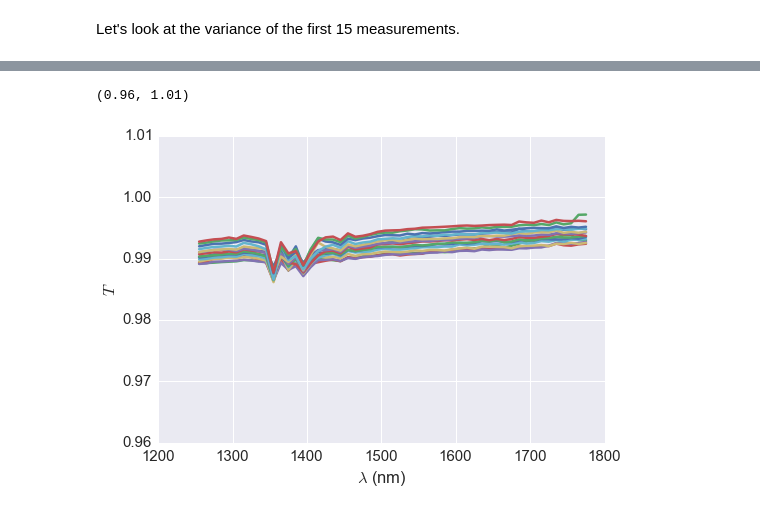
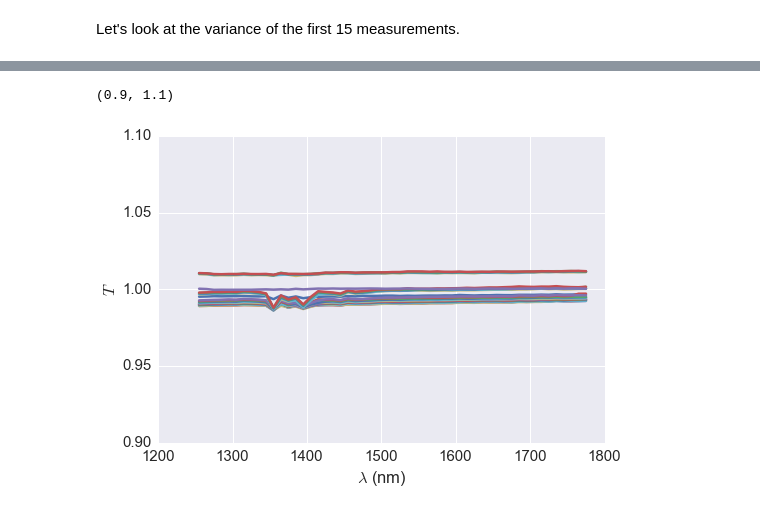
Before and after one commit to Echelle/AO_bonding_paper, a Jupyter notebook: notebooks/SiGaps_14-data2015.ipynb, the cells around one changed output, grey strips where cells are left out. Drawn from its saved outputs; the diff is of its cells as text; code cells hidden in the pictures.

```diff
--- a/notebooks/SiGaps_14-data2015.ipynb
+++ b/notebooks/SiGaps_14-data2015.ipynb
@@ -78,0 +68,5 @@ df.head()
+# %%
+nrows = 53
+df = pd.read_csv('../data/cln_20150206_cary5000.csv')
+df.set_index('wavelength', inplace=True)
+df.head()
@@ -89,3 +91,6 @@ One of the columns, 'empty_4_2' was cancelled mid-way-through.  Let's simply del
 del df['empty_4_2']
 # %% [markdown]
 Let's look at the variance of the first 15 measurements.
+# %%
+empty_cols = [col_name[0:5] == 'empty' for col_name in df.columns.values]
+df[df.columns[empty_cols]].head()
@@ -92,10 +105,10 @@ Let's look at the variance of the first 15 measurements.
 # %%
-empty2 = df[df.columns[2:17]]
+empty = df[df.columns[empty_cols]]
 # %%
-plt.plot(empty2.index, empty2)
+plt.plot(empty.index, empty)
 plt.ylabel('$T$')
 plt.xlabel('$\lambda$ (nm)')
-plt.ylim(0.96, 1.01)
+plt.ylim(0.9, 1.1)
 # %% [output]
-(0.96, 1.01)
+(0.9, 1.1)
-[figure, old version]
+[figure, new version]
```
Also changed, not shown: parts of 18 cells of this notebook.
